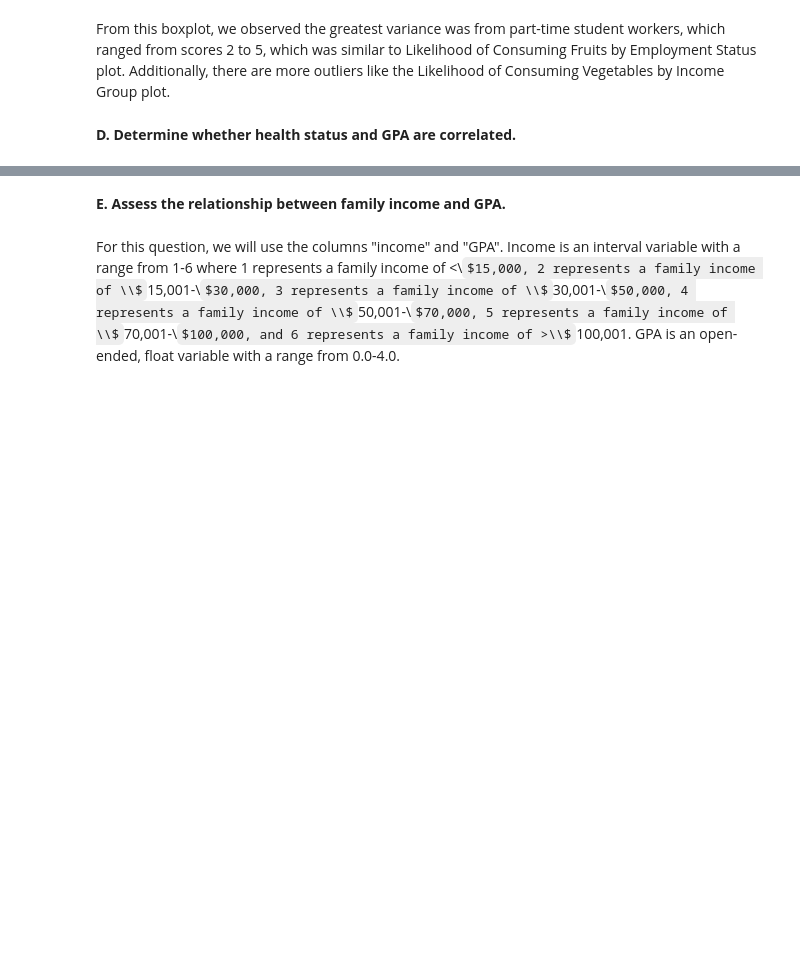
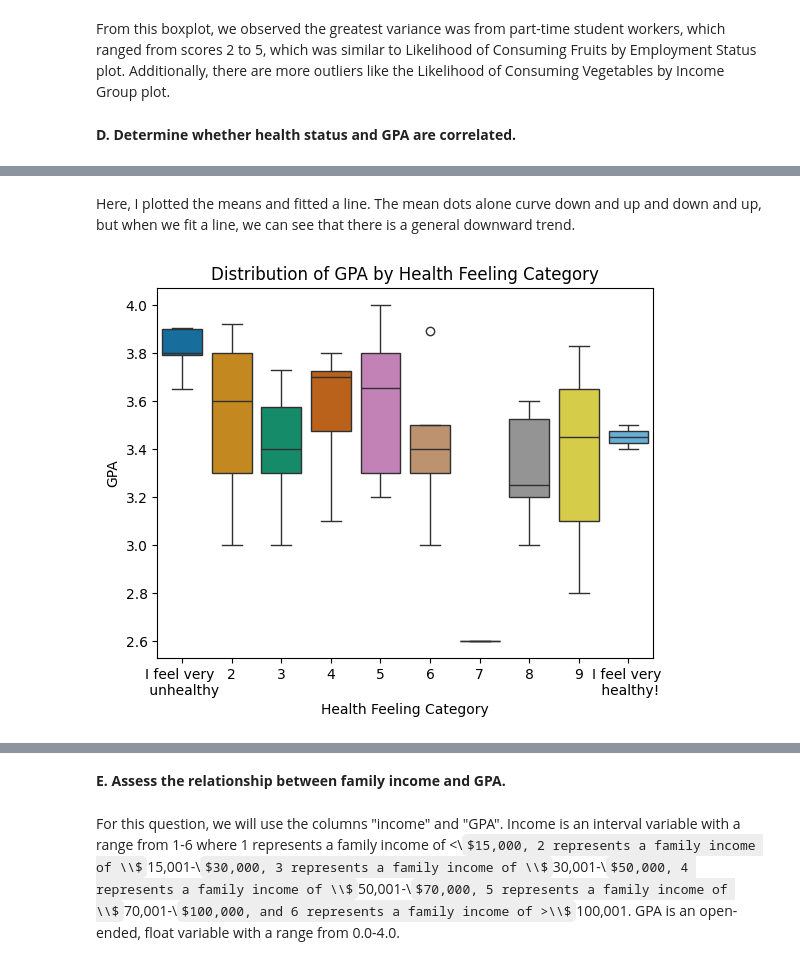
Before and after one commit to laur-park/dsci235-final-project, a Jupyter notebook: Diddi_Parker_Final_Project.ipynb, the cells around one changed output, grey strips where cells are left out. Cells and saved outputs as stored; diff of their text form; code cells hidden in the pictures; some formulas as TeX source; blank space fills up the shorter version.

```diff
--- a/Diddi_Parker_Final_Project.ipynb
+++ b/Diddi_Parker_Final_Project.ipynb
@@ -231,0 +304,11 @@ To quantify health status, we will be using the column health_feeling. Students
+# %% [markdown]
+Here, I plotted the means and fitted a line. The mean dots alone curve down and up and down and up, but when we fit a line, we can see that there is a general downward trend.
+# %%
+plt.figure()
+sns.boxplot(x=x_healthiness, y=y_GPA, hue=x_healthiness, palette='colorblind', legend=False)
+plt.xticks(ticks=[0,1,2,3,4,5,6,7,8,9],labels=healthiness_labels)
+plt.title('Distribution of GPA by Health Feeling Category')
+plt.xlabel('Health Feeling Category')
+plt.show()
+# %% [output]
+[figure, added]
```
Also changed, not shown: parts of 24 cells of this notebook.
